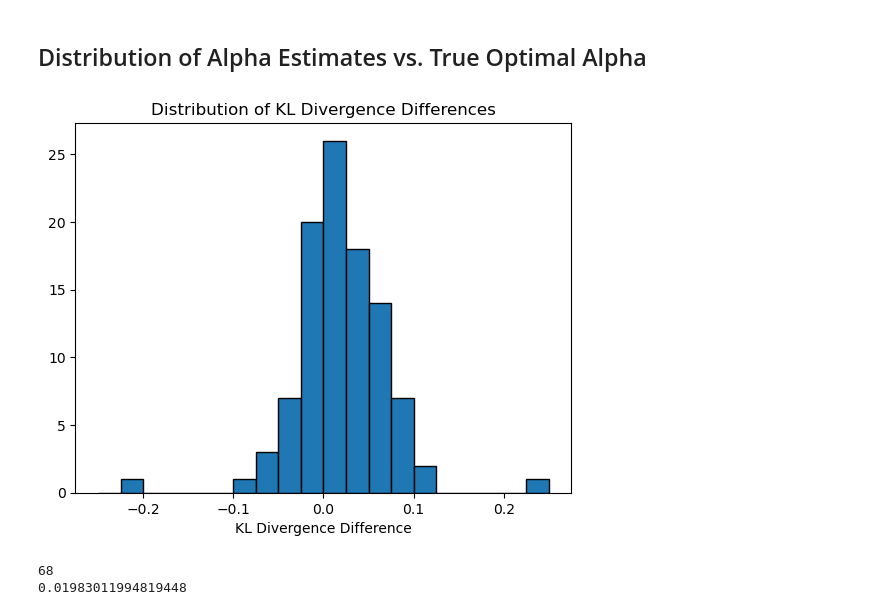
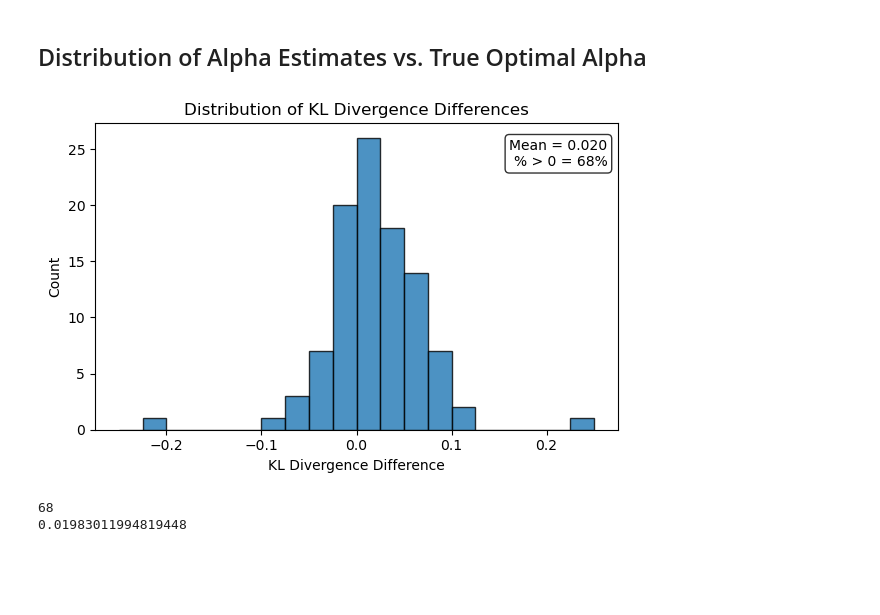
Before and after one commit to justinyli/unbiasing-social-networks, a Jupyter notebook: code/experiments copy.ipynb, the cells around one changed output. Drawn from its saved outputs; the diff is of its cells as text; code cells hidden in the pictures; blank space fills up the shorter version.

```diff
--- a/code/experiments copy.ipynb
+++ b/code/experiments copy.ipynb
@@ -413,16 +425,40 @@ for i in range(100):
 # %%
 
 bins = np.arange(-0.25, 0.275, 0.025)
 
-plt.hist(kl_differences, bins=bins, edgecolor='black')
+mean_val = np.mean(kl_differences)
+num_positive = sum(x > 0 for x in kl_differences)
+
+plt.figure(figsize=(6, 4))
+
+plt.hist(
+    kl_differences,
+    bins=bins,
+    edgecolor='black',
+    alpha=0.8
+)
+
+
 plt.xlabel("KL Divergence Difference")
+plt.ylabel("Count")
 plt.title("Distribution of KL Divergence Differences")
+
+plt.text(
+    0.98, 0.95,
+    f"Mean = {mean_val:.3f}\n% > 0 = {num_positive/len(kl_differences):.0%}",
+    transform=plt.gca().transAxes,
+    ha='right',
+    va='top',
+    bbox=dict(boxstyle='round', facecolor='white', alpha=0.8)
+)
+
+plt.tight_layout()
 plt.savefig("../img/kl_difference_histogram.pdf")
 plt.show()
 
-print(sum(x > 0 for x in kl_differences))
-print(np.mean(kl_differences))
+print(num_positive)
+print(mean_val)
 # %% [output]
-[figure, old version]
+[figure, new version]
 68
 0.01983011994819448
```
Also changed, not shown: parts of 3 cells of this notebook, 2 other files.
